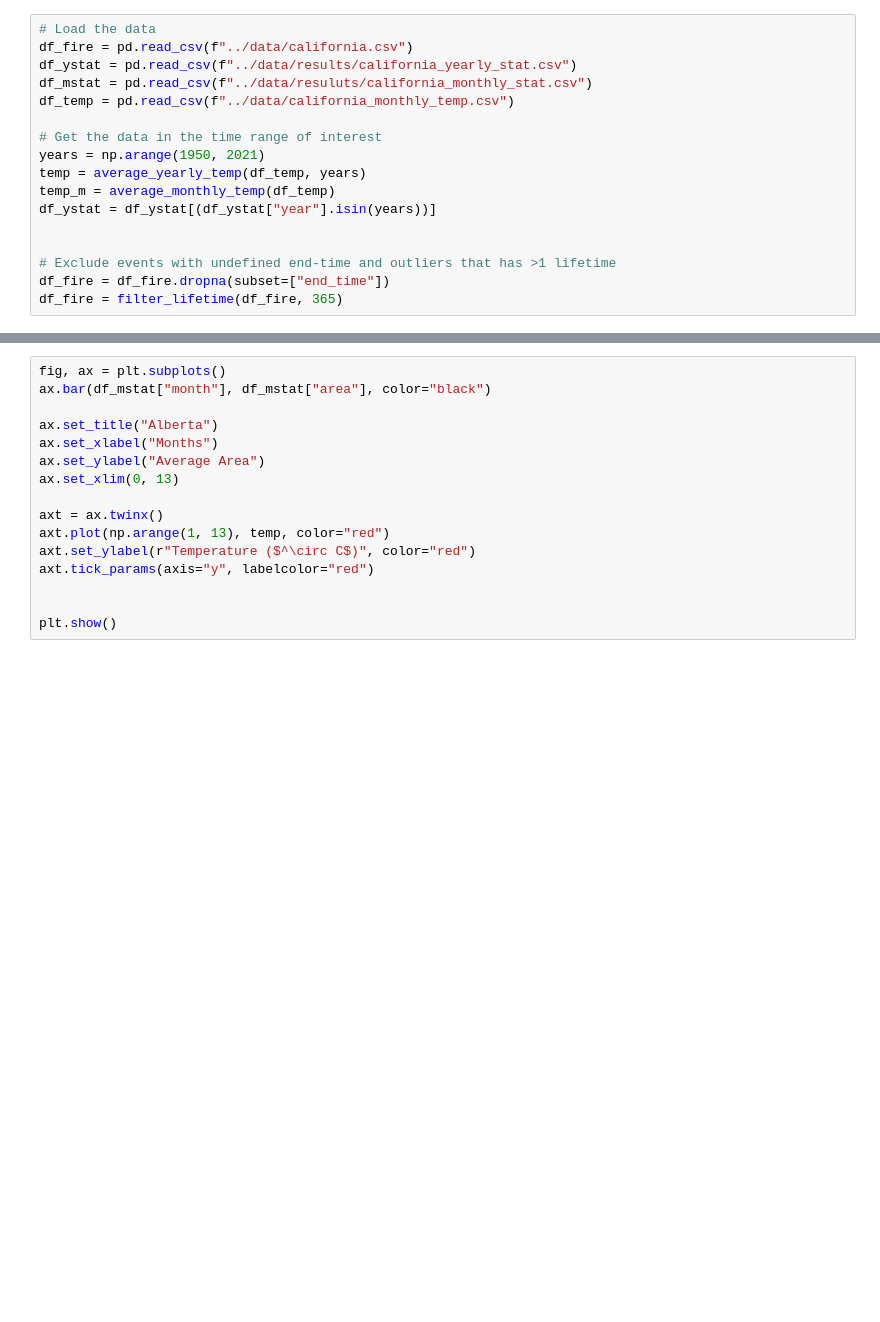
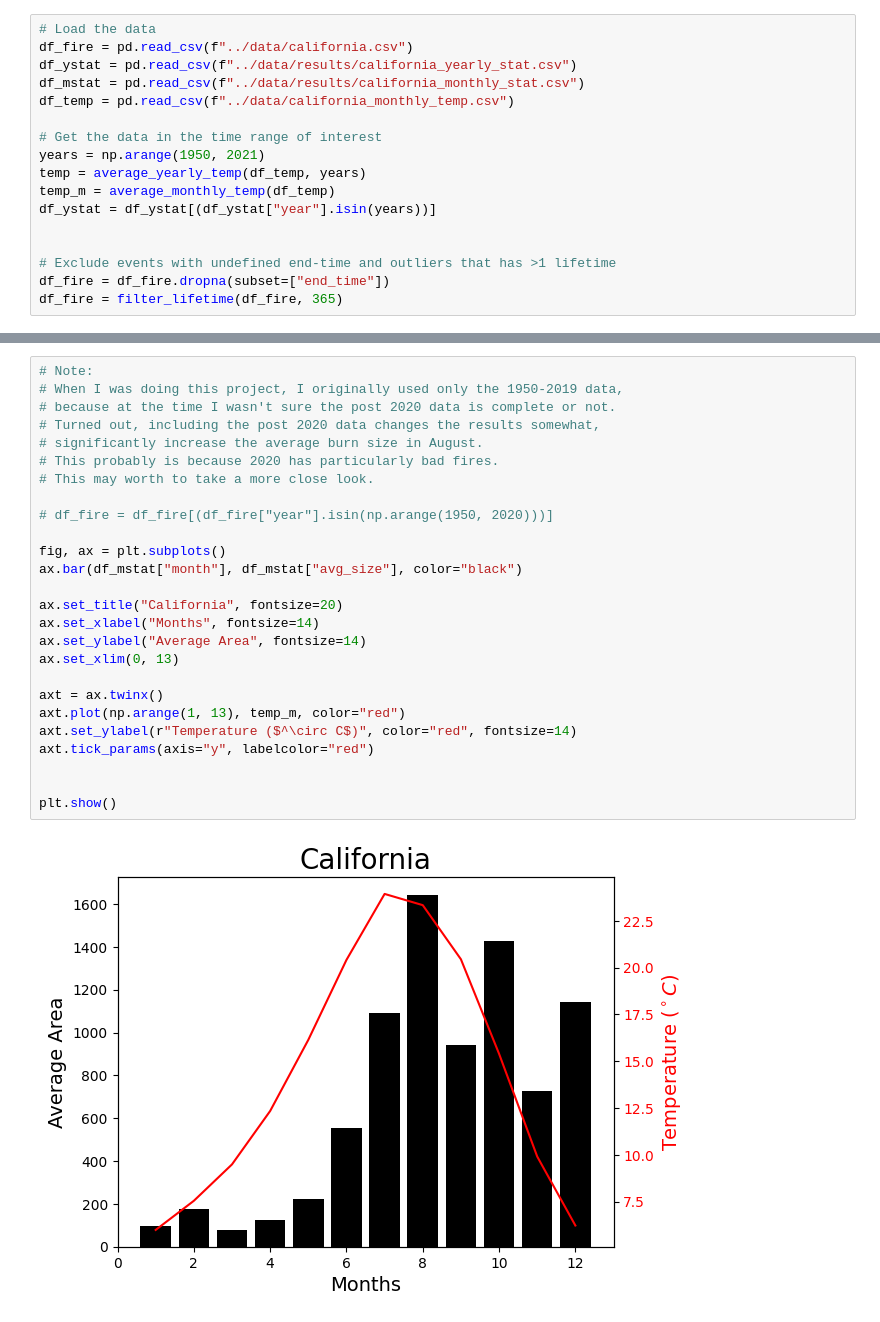
Before and after one commit to kcwongaz/ust-wildfire, a Jupyter notebook: notebooks/2_preliminary_california.ipynb, the cells around one changed output, grey strips where cells are left out. Cells and saved outputs as stored; diff of their text form; blank space fills up the shorter version.

```diff
--- a/notebooks/2_preliminary_california.ipynb
+++ b/notebooks/2_preliminary_california.ipynb
@@ -20,7 +15,7 @@ plt.rc("text.latex", preamble=r"\usepackage{newpxmath}")
 # Load the data
 df_fire = pd.read_csv(f"../data/california.csv")
 df_ystat = pd.read_csv(f"../data/results/california_yearly_stat.csv")
-df_mstat = pd.read_csv(f"../data/resuluts/california_monthly_stat.csv")
+df_mstat = pd.read_csv(f"../data/results/california_monthly_stat.csv")
 df_temp = pd.read_csv(f"../data/california_monthly_temp.csv")
 
 # Get the data in the time range of interest
@@ -100,16 +102,28 @@ plt.show()
 # %%
+# Note:
+# When I was doing this project, I originally used only the 1950-2019 data,
+# because at the time I wasn't sure the post 2020 data is complete or not.
+# Turned out, including the post 2020 data changes the results somewhat,
+# significantly increase the average burn size in August.
+# This probably is because 2020 has particularly bad fires.
+# This may worth to take a more close look.
+
+# df_fire = df_fire[(df_fire["year"].isin(np.arange(1950, 2020)))]
+
 fig, ax = plt.subplots()
-ax.bar(df_mstat["month"], df_mstat["area"], color="black")
+ax.bar(df_mstat["month"], df_mstat["avg_size"], color="black")
 
-ax.set_title("Alberta")
-ax.set_xlabel("Months")
-ax.set_ylabel("Average Area")
+ax.set_title("California", fontsize=20)
+ax.set_xlabel("Months", fontsize=14)
+ax.set_ylabel("Average Area", fontsize=14)
 ax.set_xlim(0, 13)
 
 axt = ax.twinx()
-axt.plot(np.arange(1, 13), temp, color="red")
-axt.set_ylabel(r"Temperature ($^\circ C$)", color="red")
+axt.plot(np.arange(1, 13), temp_m, color="red")
+axt.set_ylabel(r"Temperature ($^\circ C$)", color="red", fontsize=14)
 axt.tick_params(axis="y", labelcolor="red")
 
 
 plt.show()
+# %% [output]
+[figure, added]
```
Also changed, not shown: parts of 11 cells of this notebook, 2 other files.
